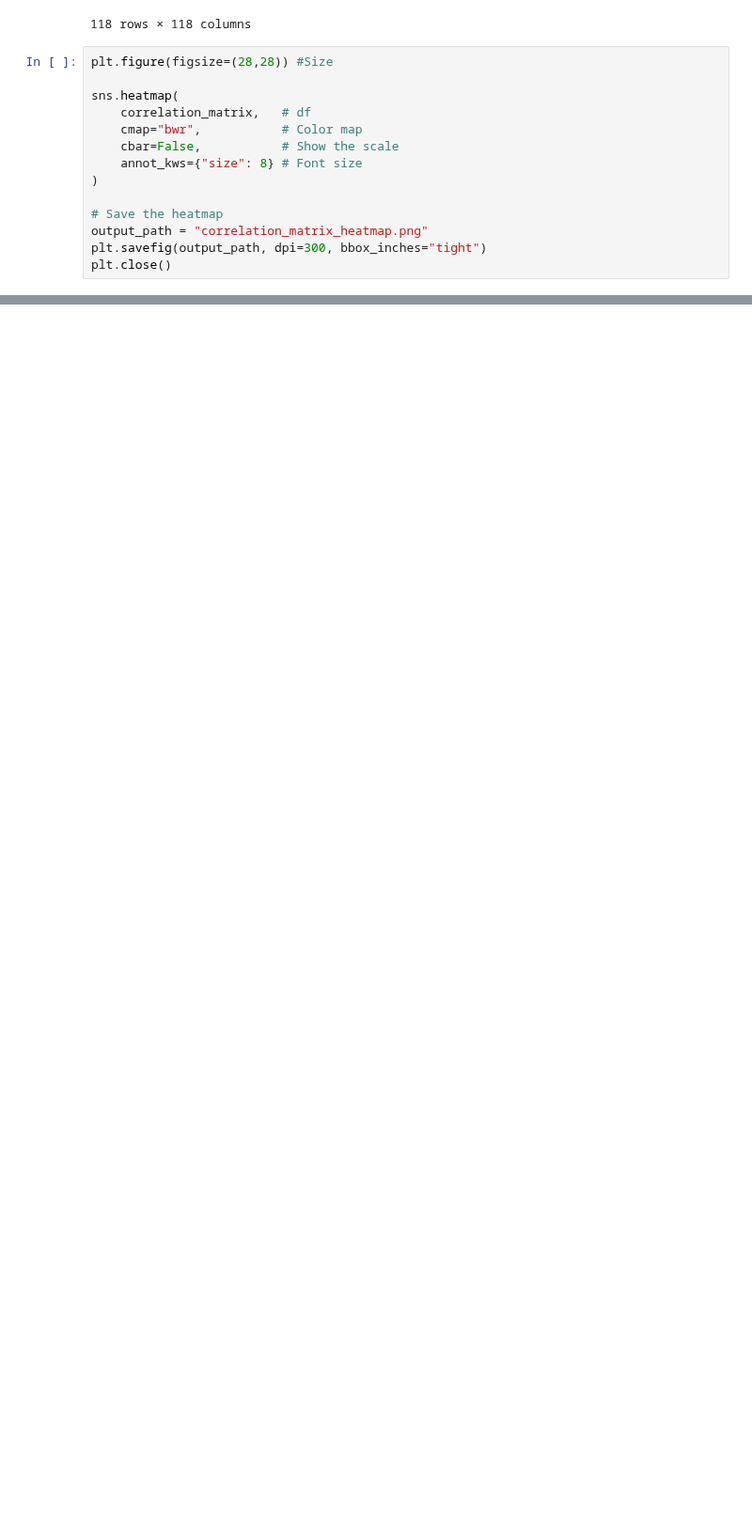
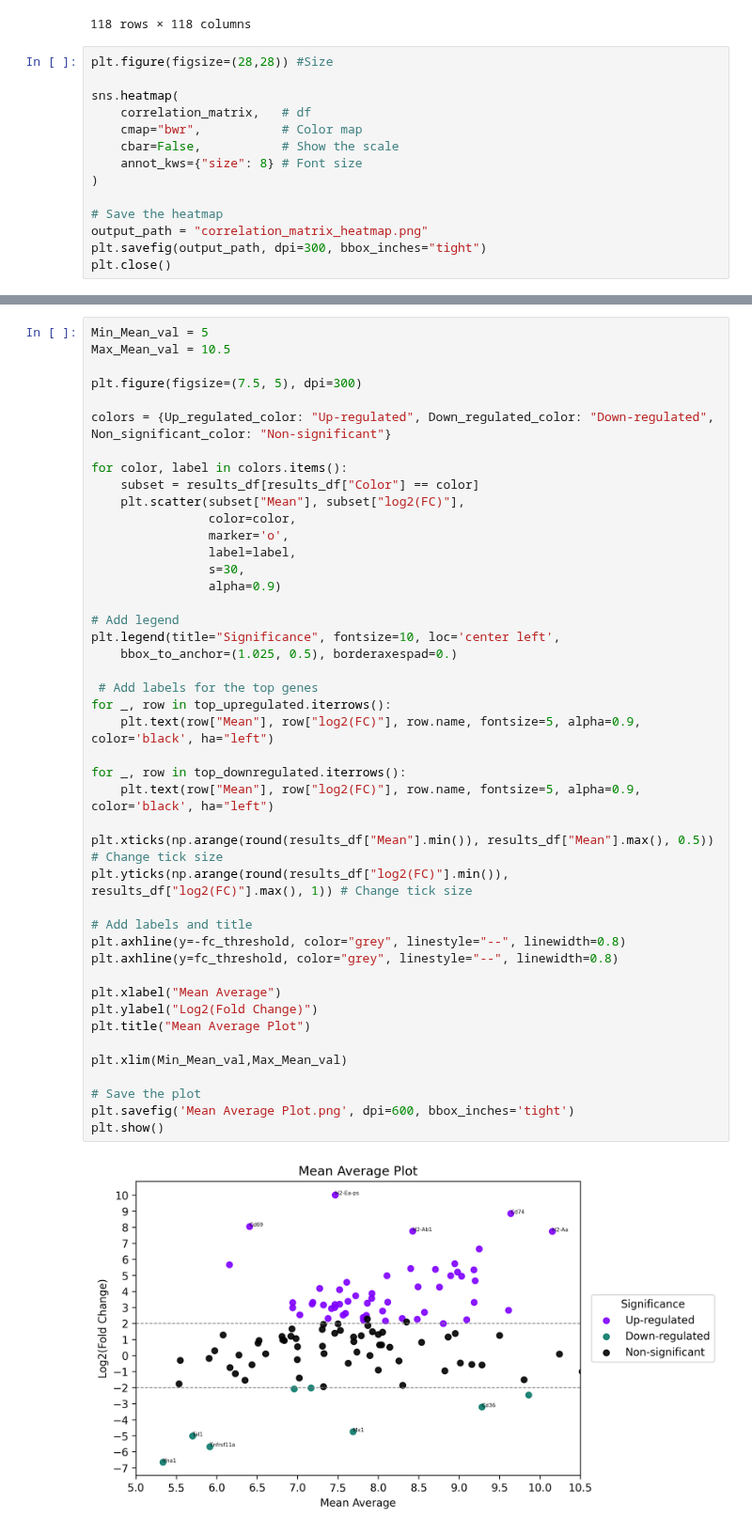
Before and after one commit to Perik-Zavodskii/BulkOmicsTools, a Jupyter notebook: BulkOmicsTools.ipynb, the cells around one changed output, grey strips where cells are left out. Shown at 94% size. Drawn from its saved outputs; the diff is of its cells as text; blank space fills up the shorter version.

```diff
--- a/BulkOmicsTools.ipynb
+++ b/BulkOmicsTools.ipynb
@@ -416,0 +576,46 @@ plt.close()
+# %%
+Min_Mean_val = 5
+Max_Mean_val = 10.5
+
+plt.figure(figsize=(7.5, 5), dpi=300)
+
+colors = {Up_regulated_color: "Up-regulated", Down_regulated_color: "Down-regulated", Non_significant_color: "Non-significant"}
+
+for color, label in colors.items():
+    subset = results_df[results_df["Color"] == color]
+    plt.scatter(subset["Mean"], subset["log2(FC)"],
+                color=color,
+                marker='o',
+                label=label,
+                s=30,
+                alpha=0.9)
+
+# Add legend
+plt.legend(title="Significance", fontsize=10, loc='center left',
+    bbox_to_anchor=(1.025, 0.5), borderaxespad=0.)
+
+ # Add labels for the top genes
+for _, row in top_upregulated.iterrows():
+    plt.text(row["Mean"], row["log2(FC)"], row.name, fontsize=5, alpha=0.9, color='black', ha="left")
+
+for _, row in top_downregulated.iterrows():
+    plt.text(row["Mean"], row["log2(FC)"], row.name, fontsize=5, alpha=0.9, color='black', ha="left")
+
+plt.xticks(np.arange(round(results_df["Mean"].min()), results_df["Mean"].max(), 0.5)) # Change tick size
+plt.yticks(np.arange(round(results_df["log2(FC)"].min()), results_df["log2(FC)"].max(), 1)) # Change tick size
+
+# Add labels and title
+plt.axhline(y=-fc_threshold, color="grey", linestyle="--", linewidth=0.8)
+plt.axhline(y=fc_threshold, color="grey", linestyle="--", linewidth=0.8)
+
+plt.xlabel("Mean Average")
+plt.ylabel("Log2(Fold Change)")
+plt.title("Mean Average Plot")
+
+plt.xlim(Min_Mean_val,Max_Mean_val)
+
+# Save the plot
+plt.savefig('Mean Average Plot.png', dpi=600, bbox_inches='tight')
+plt.show()
+# %% [output]
+[figure, added]
```
Also changed, not shown: parts of 14 cells of this notebook, 4 other files.
